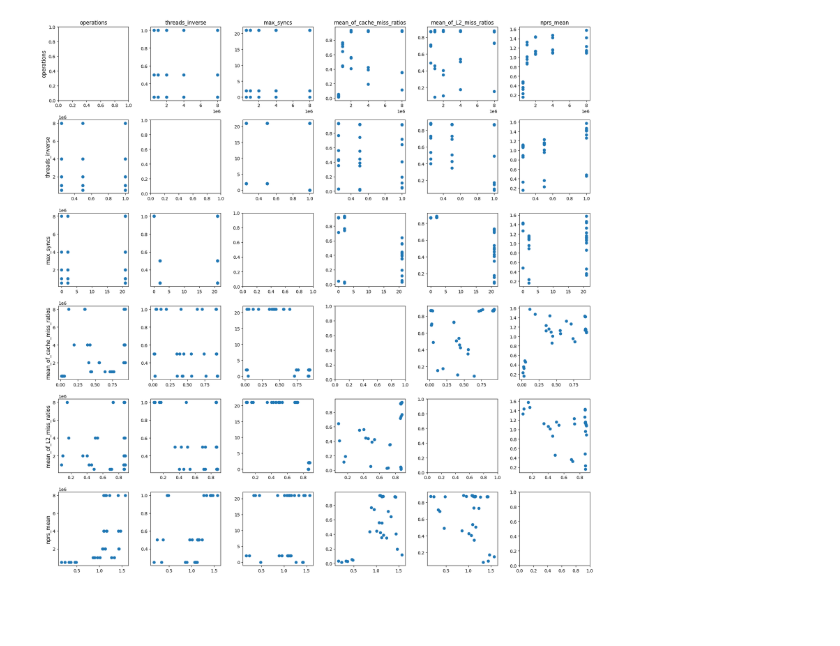
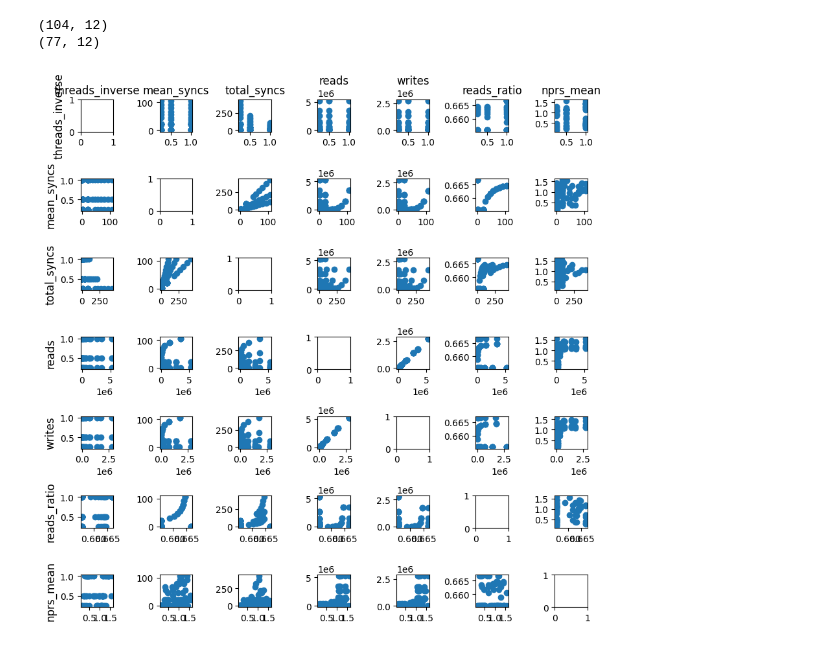
Before and after one commit to KalachevGleb/circuit-split, a Jupyter notebook: python/big_scheme_stats/arena.ipynb, the cells around one changed output. Saved outputs shown, nothing was run; the diff lists cells and outputs as text; code cells hidden in the pictures; blank space fills up the shorter version.

```diff
--- a/python/big_scheme_stats/arena.ipynb
+++ b/python/big_scheme_stats/arena.ipynb
@@ -34,3 +50,9 @@ df['reads'] = df['reads'].apply(lambda x: sum(eval(x)))
 df['writes'] = df['writes'].apply(lambda x: sum(eval(x)))
 df['reads_ratio'] = df['reads'] / (df['reads'] + df['writes'])
 df['operations'] = df['reads'] + df['writes']
+df['algo'] = df['name'].str.split('_', expand=True).loc[:, 1]
+df['graph_width'] = df['name'].str.split('_', expand=True).loc[:, 2]
+df['graph_type'] = df['prefix']
+df['nprs_mean_weighted'] = df['nprs_mean'] * df['threads']
+df['total_syncs'] = df['syncs'].apply(lambda x: sum(eval(x)))
+df['mean_syncs'] = df['syncs'].apply(lambda x: np.mean(eval(x)))
@@ -39,5 +59,12 @@ keys = ['operations', 'threads_inverse', 'max_syncs', 'mean_of_cache_miss_ratios
+# %%
+X_keys = ['threads_inverse', 'mean_syncs', 'total_syncs', 'reads', 'writes', 'reads_ratio']
+# y_key = 'nprs_mean_weighted'
+y_key = 'nprs_mean'
+help_keys = ['graph_type', 'graph_width', 'algo', 'name'] + (['nprs_mean'] if y_key != 'nprs_mean' else []) + (['threads'] if 'threads' not in X_keys else [])
+
+Xy_keys = X_keys + [y_key]
 # %%
-df = df[keys]
+df = df[help_keys + X_keys + [y_key]]
 
-df.head()
+df
 # %% [output]
@@ -50,28 +199,35 @@ df.head()
+# %%
+print(df.shape)
+df = df.loc[df['nprs_mean'] < x]
+print(df.shape)
+# %% [output]
+(104, 12)
+(77, 12)
 # %%
-fig, axes = plt.subplots(len(keys), len(keys), figsize=(len(keys) * 3, len(keys) * 3))
+fig, axes = plt.subplots(len(Xy_keys), len(Xy_keys), figsize=(len(Xy_keys) * 1.25, len(Xy_keys) * 1.25))
 
-for i in range(len(keys)):
-    for j in range(len(keys)):
+for i in range(len(Xy_keys)):
+    for j in range(len(Xy_keys)):
         if i == j:
             continue
         # i_ = i - 1 if i > j else i
         # j_ = j - 1 if j > i else j
 
-        key1 = keys[i]
-        key2 = keys[j]
+        key1 = Xy_keys[i]
+        key2 = Xy_keys[j]
 
         df.plot(x=key1, y=key2, style='o', ax=axes[i, j], xlabel=None, ylabel=None)
         axes[i, j].get_legend().remove()
         axes[i, j].set_ylabel(None)
         axes[i, j].set_xlabel(None)
 
-for ax, col in zip(axes[0], keys):
+for ax, col in zip(axes[0], Xy_keys):
     ax.set_title(col)
 
-for ax, row in zip(axes[:,0], keys):
+for ax, row in zip(axes[:, 0], Xy_keys):
     ax.set_ylabel(row, size='large')
 
 fig.tight_layout()
 fig.show()
 # %% [output]
-[figure, old version]
+[figure, new version]
```
Also changed, not shown: parts of 17 cells of this notebook.
